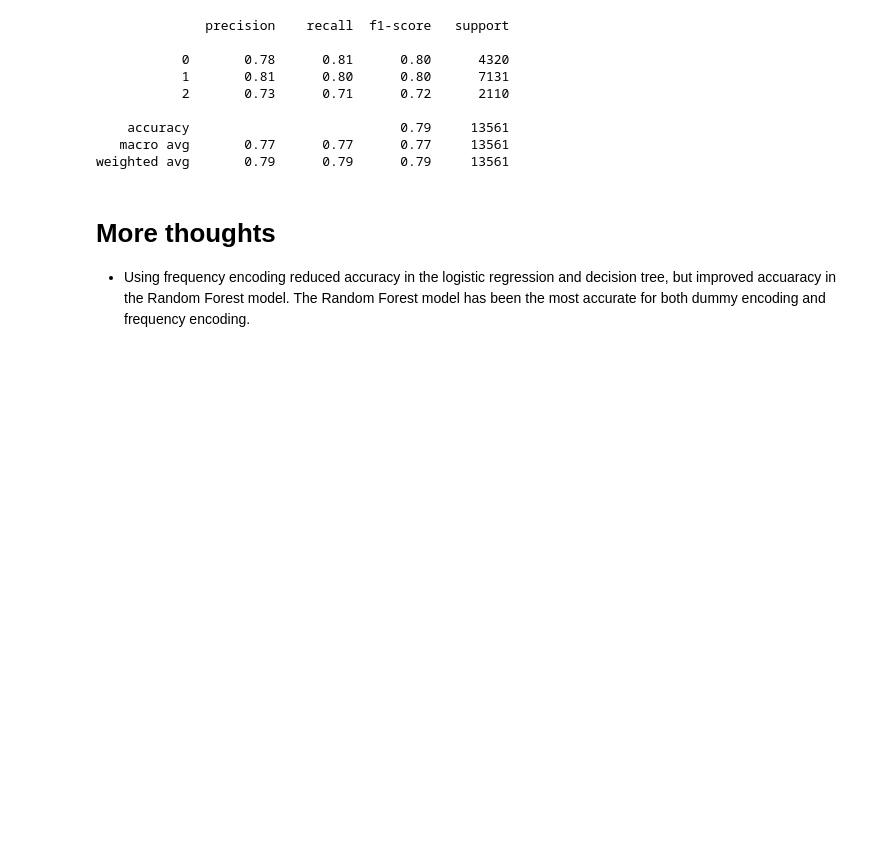
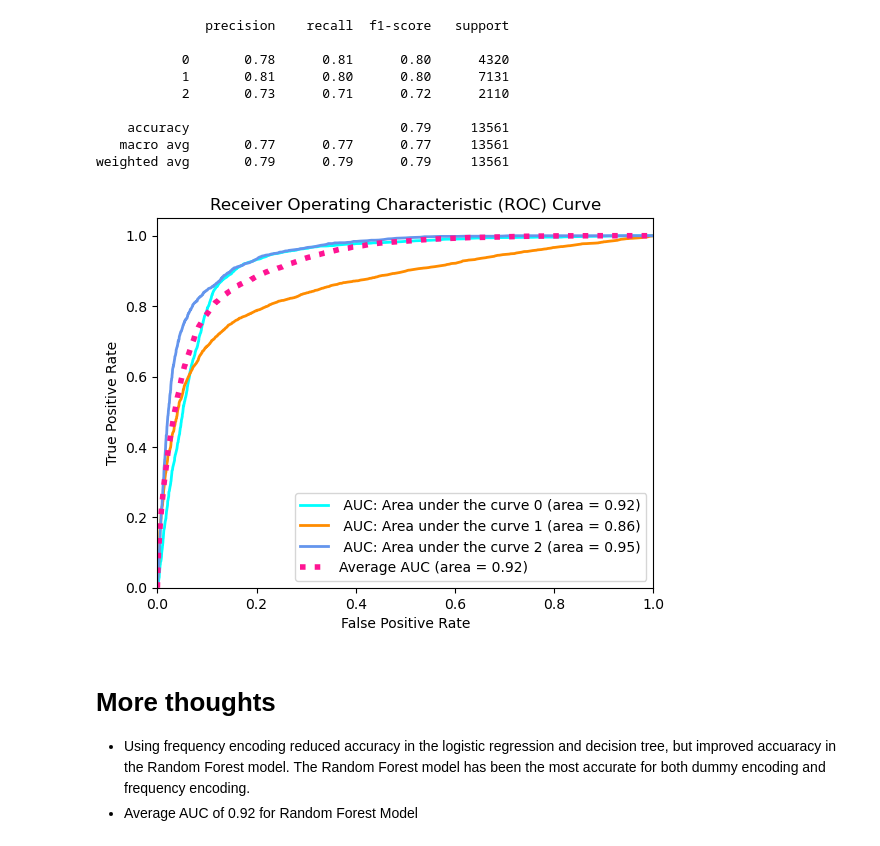
Before and after one commit to Mdeslauriers2/FICO-Credit-Score, a Jupyter notebook: models.ipynb, the cells around one changed output. Saved outputs shown, nothing was run; the diff lists cells and outputs as text; code cells hidden in the pictures; blank space fills up the shorter version.

Commit message:
calculated and graphed random forest model ROC curves and AUC scores

```diff
--- a/models.ipynb
+++ b/models.ipynb
@@ -387,5 +399,5 @@ rf_model = RandomForestClassifier(n_estimators=500, random_state=78)
 # %%
 # Fitting the model
-rf_model = rf_model.fit(X_train_scaled, y_train)
+rf_model = rf_model.fit(X_train, y_train)
 # %%
 # Making predictions using the testing data
@@ -410,6 +422,52 @@ print(classification_report(y_test, rf_predictions))
     accuracy                           0.79     13561
    macro avg       0.77      0.77      0.77     13561
 weighted avg       0.79      0.79      0.79     13561
+# %%
+# Random Forest seems to work the best lets calulate some additional metrics in order review it further
+
+# CALCULATE AUC
+
+#get probabilties for calculation
+y_pred_prob = rf_model.predict_proba(X_test)
+
+# Binarize the output
+y_test_binarized = label_binarize(y_test, classes=[0, 1, 2])
+n_classes = 3
+
+# Compute ROC curve and ROC area for each class
+fpr = dict()
+tpr = dict()
+roc_auc = dict()
+for i in range(n_classes):
+    fpr[i], tpr[i], _ = roc_curve(y_test_binarized[:, i], y_pred_prob[:, i])
+    roc_auc[i] = auc(fpr[i], tpr[i])
+
+# Compute micro-average ROC curve and ROC area
+fpr["micro"], tpr["micro"], _ = roc_curve(y_test_binarized.ravel(), y_pred_prob.ravel())
+roc_auc["micro"] = auc(fpr["micro"], tpr["micro"])
+# %%
+# Plot ROC curves
+plt.figure()
+colors = cycle(['aqua', 'darkorange', 'cornflowerblue'])
+for i, color in zip(range(n_classes), colors):
+    plt.plot(fpr[i], tpr[i], color=color, lw=2,
+             label=' AUC: Area under the curve {0} (area = {1:0.2f})'
+             ''.format(i, roc_auc[i]))
+
+plt.plot(fpr["micro"], tpr["micro"], linestyle=':', linewidth=4, color='deeppink',
+         label='Average AUC (area = {0:0.2f})'.format(roc_auc["micro"]))
+
+# plt.plot([0, 1], [0, 1], 'k--', lw=2)
+plt.xlim([0.0, 1.0])
+plt.ylim([0.0, 1.05])
+plt.xlabel('False Positive Rate')
+plt.ylabel('True Positive Rate')
+plt.title('Receiver Operating Characteristic (ROC) Curve')
+plt.legend(loc="lower right")
+plt.show()
+# %% [output]
+[figure, added]
 # %% [markdown]
 # More thoughts
 - Using frequency encoding reduced accuracy in the logistic regression and decision tree, but improved accuaracy in the Random Forest model. The Random Forest model has been the most accurate for both dummy encoding and frequency encoding.
+- Average AUC of 0.92 for Random Forest Model
```
Also changed, not shown: parts of 11 cells of this notebook.
